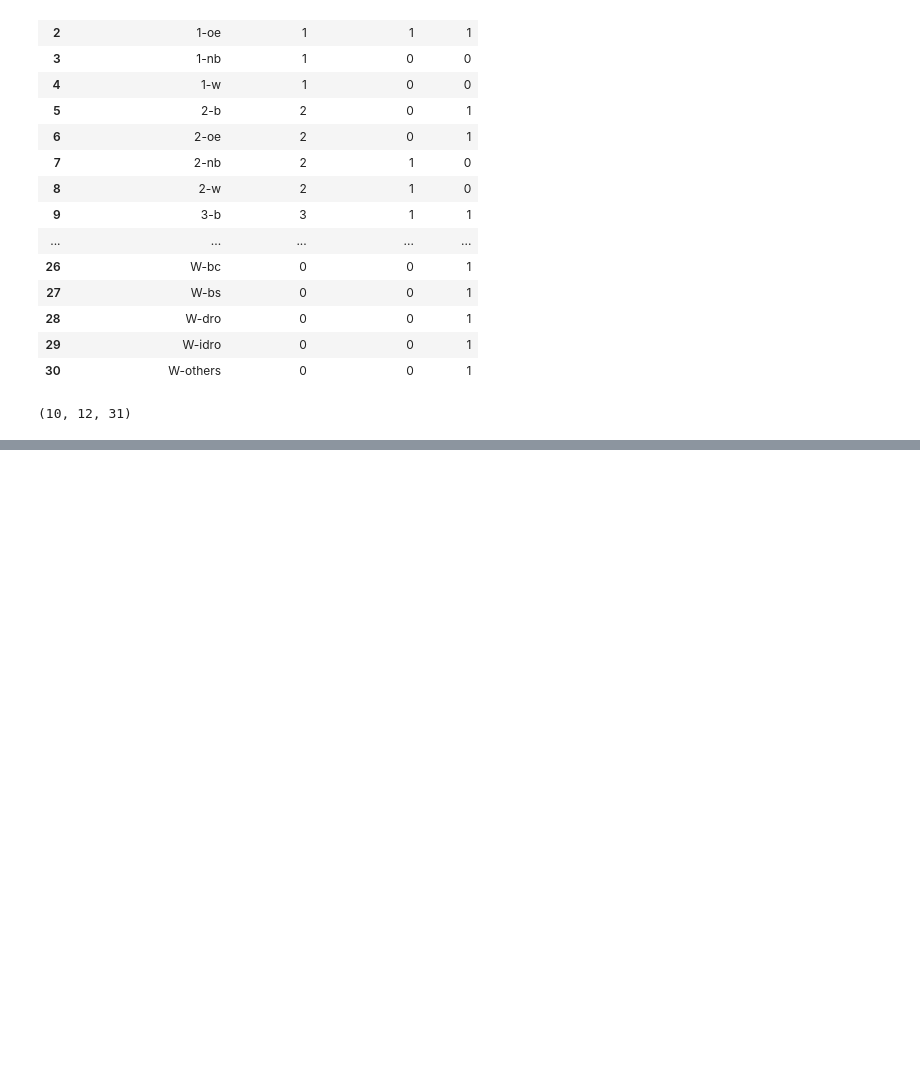
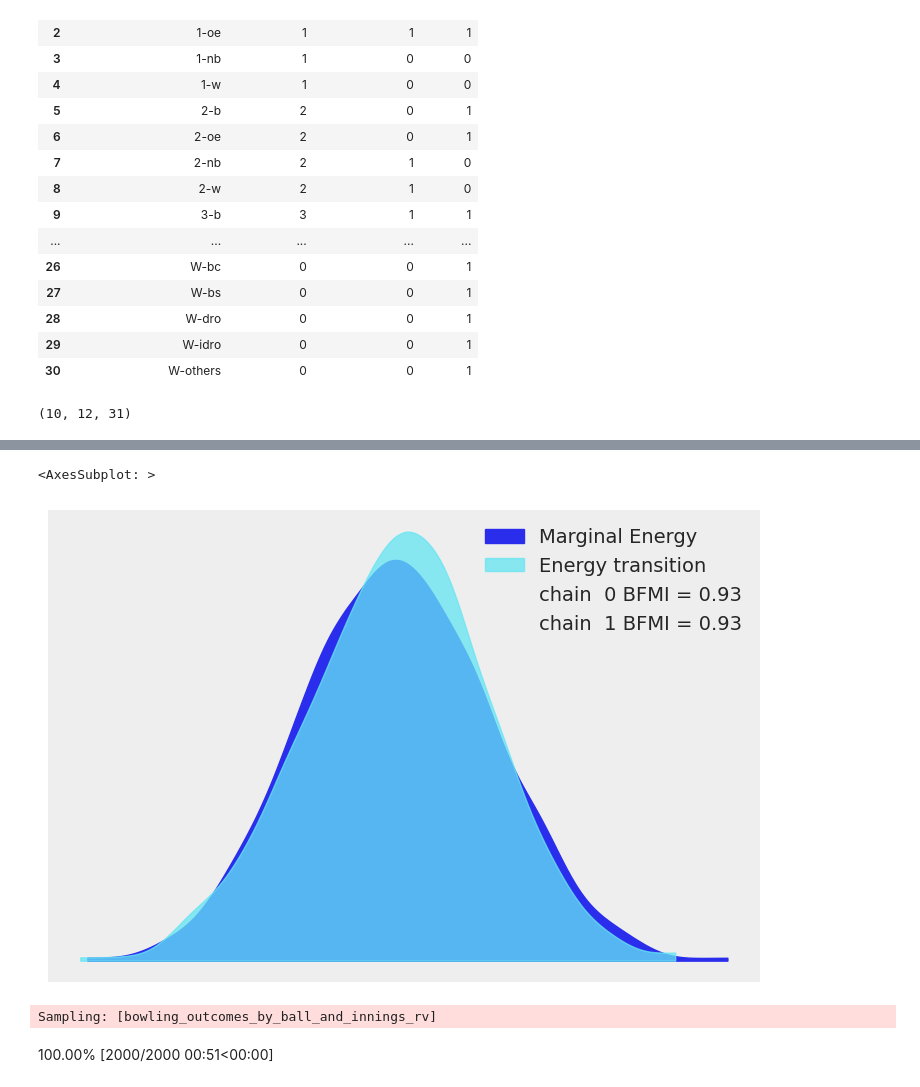
Before and after one commit to SouthridgeCorp/player-outcome-predictor, a Jupyter notebook: notebooks/bowling_outcomes_by_ball_first_innings_model.ipynb, the cells around one changed output, grey strips where cells are left out. Saved outputs shown, nothing was run; the diff lists cells and outputs as text; code cells hidden in the pictures; blank space fills up the shorter version.

```diff
--- a/notebooks/bowling_outcomes_by_ball_first_innings_model.ipynb
+++ b/notebooks/bowling_outcomes_by_ball_first_innings_model.ipynb
@@ -354,0 +541,19 @@ NameError: name 'batter_id_index' is not defined
+# %%
+az.plot_energy(idata)
+# %% [output]
+<AxesSubplot: >
+[figure, added]
+# %%
+with cat_bowling_outcomes_model_by_ball_first_innings:
+    pm.set_data({
+        'batter_id_by_ball_and_innings_data': batter_encoded_array[5000:10000]
+    })
+    idata = pm.sample_posterior_predictive(
+            idata,
+            predictions=True,
+            extend_inferencedata=True,
+            random_seed=RANDOM_SEED,
+    )
+# %% [output]
+Sampling: [bowling_outcomes_by_ball_and_innings_rv]
+100.00% [2000/2000 00:51<00:00]
```
Also changed, not shown: parts of 55 cells of this notebook, 4 other files.
